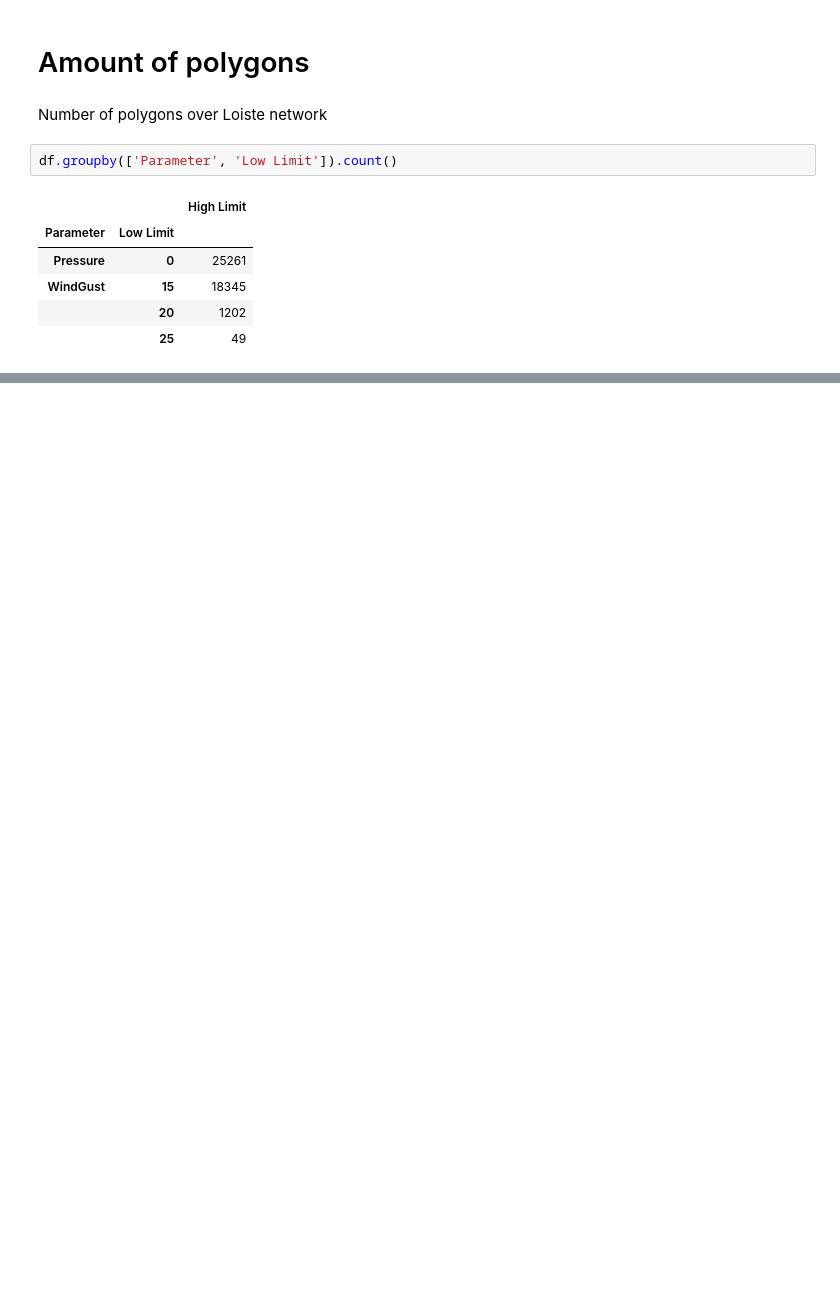
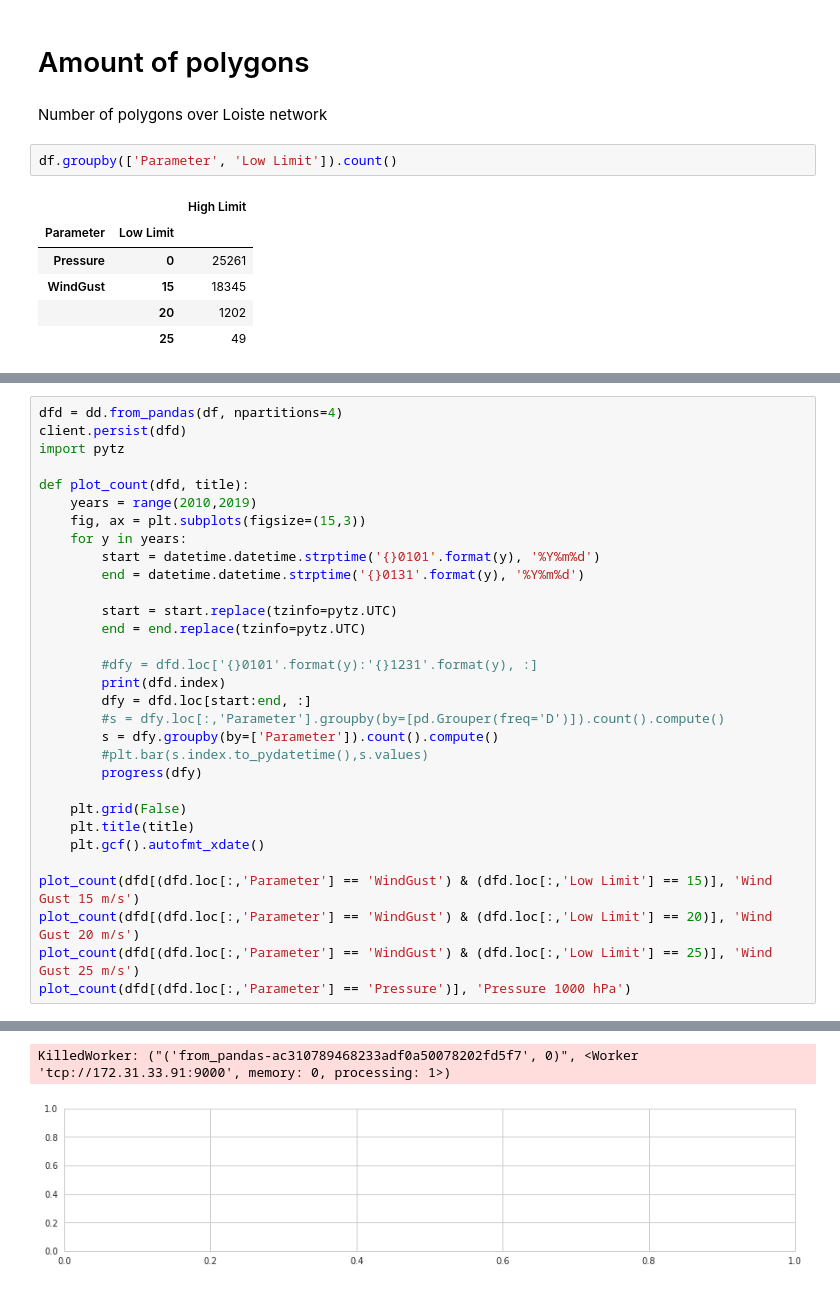
Before and after one commit to fmidev/sasse-polygon-process, a Jupyter notebook: notebooks/data statistics.ipynb, the cells around one changed output, grey strips where cells are left out. Saved outputs shown, nothing was run; the diff lists cells and outputs as text; blank space fills up the shorter version.

```diff
--- a/notebooks/data statistics.ipynb
+++ b/notebooks/data statistics.ipynb
@@ -164,0 +188,32 @@ df.head()
+# %%
+dfd = dd.from_pandas(df, npartitions=4)
+client.persist(dfd)
+import pytz
+
+def plot_count(dfd, title):
+    years = range(2010,2019)
+    fig, ax = plt.subplots(figsize=(15,3))
+    for y in years:
+        start = datetime.datetime.strptime('{}0101'.format(y), '%Y%m%d')
+        end = datetime.datetime.strptime('{}0131'.format(y), '%Y%m%d')
+
+        start = start.replace(tzinfo=pytz.UTC)
+        end = end.replace(tzinfo=pytz.UTC)
+
+        #dfy = dfd.loc['{}0101'.format(y):'{}1231'.format(y), :]
+        print(dfd.index)
+        dfy = dfd.loc[start:end, :]
+        #s = dfy.loc[:,'Parameter'].groupby(by=[pd.Grouper(freq='D')]).count().compute()
+        s = dfy.groupby(by=['Parameter']).count().compute()
+        #plt.bar(s.index.to_pydatetime(),s.values)
+        progress(dfy)
+
+    plt.grid(False)
+    plt.title(title)
+    plt.gcf().autofmt_xdate()
+
+plot_count(dfd[(dfd.loc[:,'Parameter'] == 'WindGust') & (dfd.loc[:,'Low Limit'] == 15)], 'Wind Gust 15 m/s')
+plot_count(dfd[(dfd.loc[:,'Parameter'] == 'WindGust') & (dfd.loc[:,'Low Limit'] == 20)], 'Wind Gust 20 m/s')
+plot_count(dfd[(dfd.loc[:,'Parameter'] == 'WindGust') & (dfd.loc[:,'Low Limit'] == 25)], 'Wind Gust 25 m/s')
+plot_count(dfd[(dfd.loc[:,'Parameter'] == 'Pressure')], 'Pressure 1000 hPa')
+# %% [output]
@@ -164,0 +229,2 @@ df.head()
+KilledWorker: ("('from_pandas-ac310789468233adf0a50078202fd5f7', 0)", <Worker 'tcp://172.31.33.91:9000', memory: 0, processing: 1>)
+[figure, added]
```
Also changed, not shown: parts of 13 cells of this notebook.
